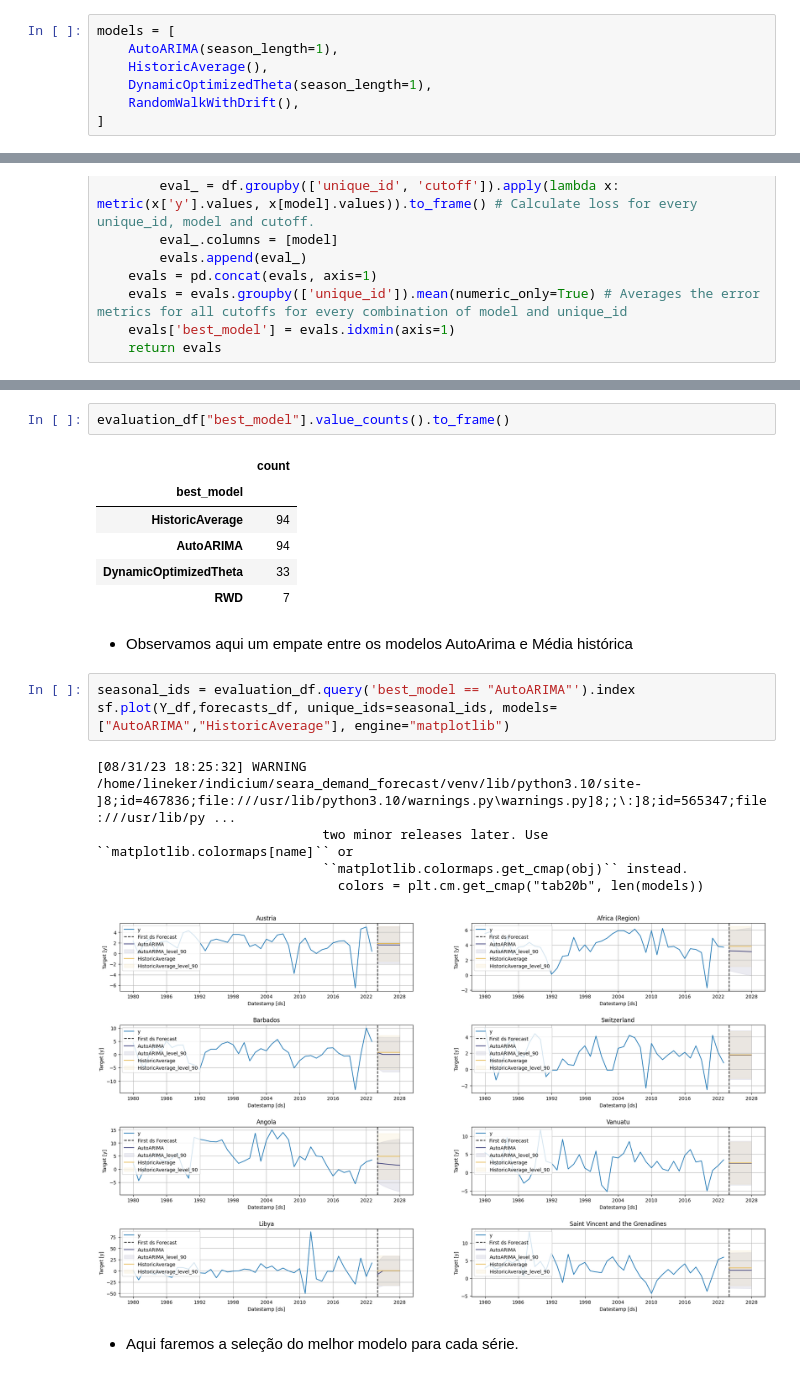
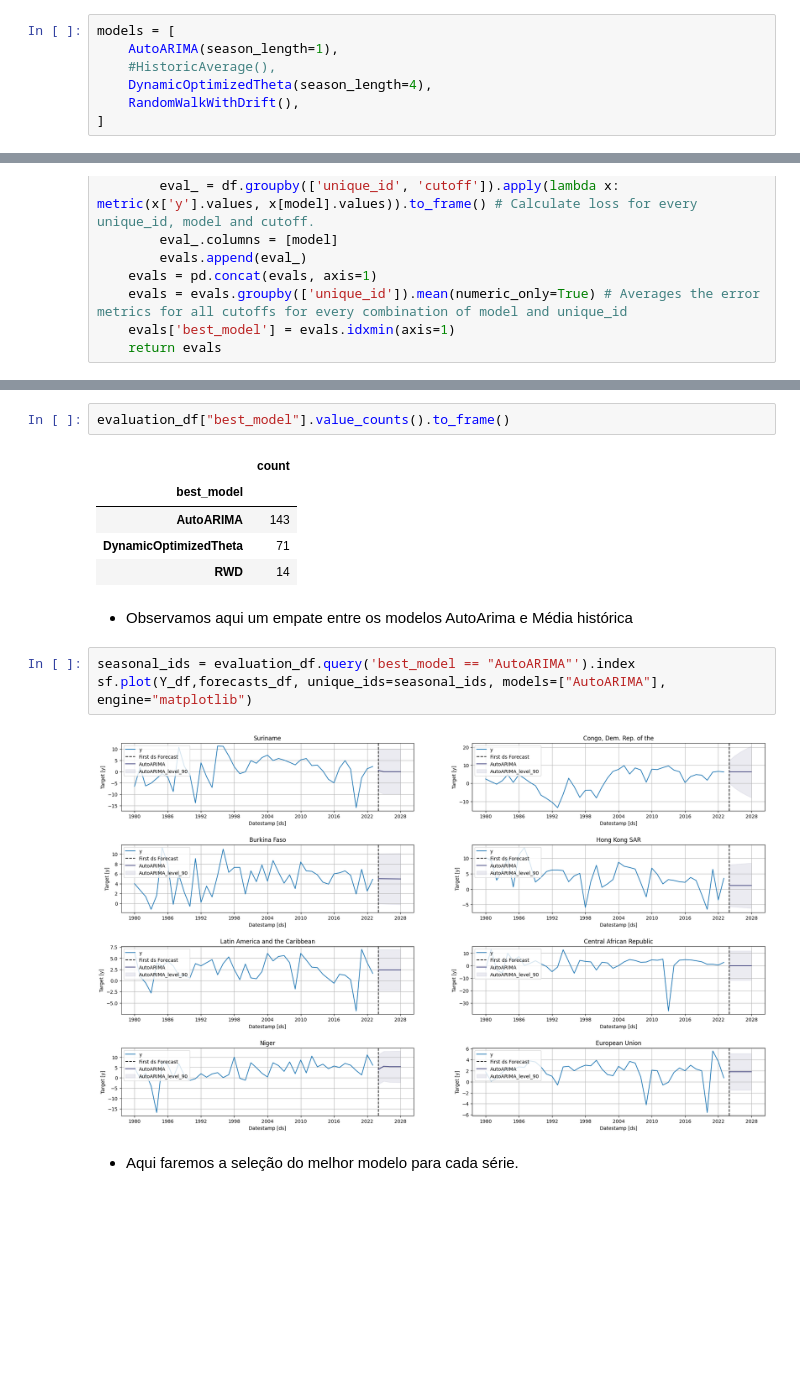
Before and after one commit to Lineker98/desafio_ds, a Jupyter notebook: notebooks/Model_prototyping.ipynb, the cells around one changed output, grey strips where cells are left out. Saved outputs shown, nothing was run; the diff lists cells and outputs as text; blank space fills up the shorter version.

```diff
--- a/notebooks/Model_prototyping.ipynb
+++ b/notebooks/Model_prototyping.ipynb
@@ -137,8 +141,8 @@ Dentro do catálogo de modelos disponíveis na biblioteca statsforecast, a escol
 # %%
 models = [
     AutoARIMA(season_length=1),
-    HistoricAverage(),
-    DynamicOptimizedTheta(season_length=1),
+    #HistoricAverage(),
+    DynamicOptimizedTheta(season_length=4),
     RandomWalkWithDrift(),
 ]
 # %% [markdown]
@@ -279,21 +286,16 @@ evaluation_df["best_model"].value_counts().to_frame()
 # %% [output]
 |  | count |
 | best_model |  |
-| HistoricAverage | 94 |
-| AutoARIMA | 94 |
-| DynamicOptimizedTheta | 33 |
-| RWD | 7 |
+| AutoARIMA | 143 |
+| DynamicOptimizedTheta | 71 |
+| RWD | 14 |
 # %% [markdown]
 - Observamos aqui um empate entre os modelos AutoArima e Média histórica
 # %%
 seasonal_ids = evaluation_df.query('best_model == "AutoARIMA"').index
-sf.plot(Y_df,forecasts_df, unique_ids=seasonal_ids, models=["AutoARIMA","HistoricAverage"], engine="matplotlib")
+sf.plot(Y_df,forecasts_df, unique_ids=seasonal_ids, models=["AutoARIMA"], engine="matplotlib")
 # %% [output]
-[08/31/23 18:25:32] WARNING  /home/lineker/indicium/seara_demand_forecast/venv/lib/python3.10/site- ]8;id=467836;file:///usr/lib/python3.10/warnings.py\warnings.py]8;;\:]8;id=565347;file:///usr/lib/py ...
-                             two minor releases later. Use ``matplotlib.colormaps[name]`` or
-                             ``matplotlib.colormaps.get_cmap(obj)`` instead.
-                               colors = plt.cm.get_cmap("tab20b", len(models))
-[figure, old version]
+[figure, new version]
 # %% [markdown]
 - Aqui faremos a seleção do melhor modelo para cada série.
 # %%
```
Also changed, not shown: parts of 25 cells of this notebook.
